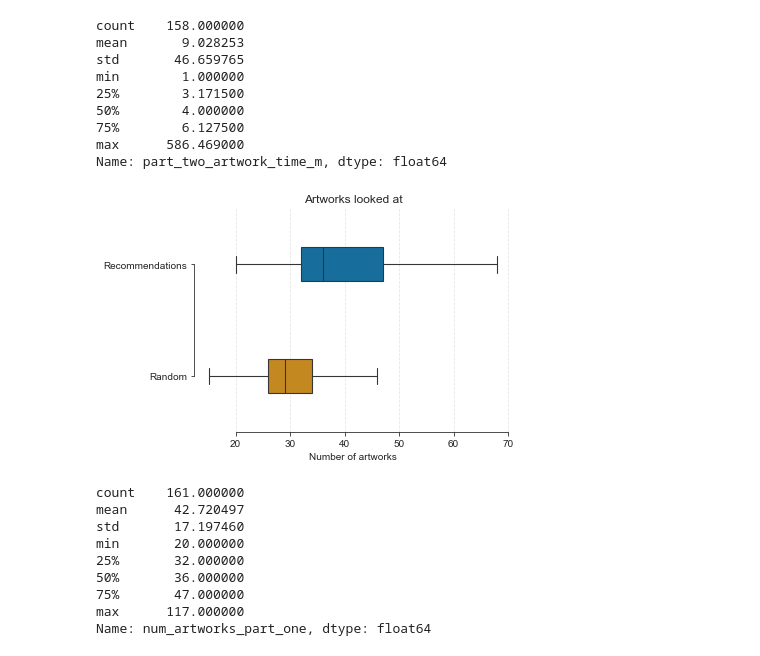
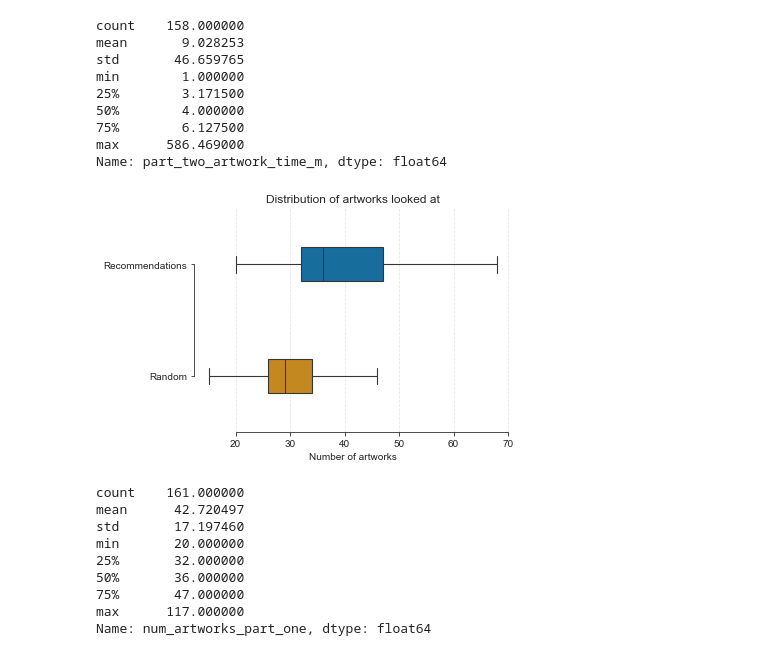
Before and after one commit to MuseRec/analytics, a Jupyter notebook: notebooks/interactions.ipynb, the cells around one changed output. Saved outputs shown, nothing was run; the diff lists cells and outputs as text; code cells hidden in the pictures.

```diff
--- a/notebooks/interactions.ipynb
+++ b/notebooks/interactions.ipynb
@@ -147,27 +147,27 @@ Name: part_two_artwork_time_m, dtype: float64
 # %%
 p = sns.boxplot(
     data = interaction_statistics[['num_artworks_part_one', 'num_artworks_part_two']],
     orient = 'h',
     width = 0.3,
     linewidth = 1.1,
     notch = False,
     showfliers = False,
 )
 p.set(
     xlabel = 'Number of artworks',
     yticklabels = [
         'Recommendations', 'Random'
     ],
     # xticks = [0, 5, 10, 15, 20],
-    title = 'Artworks looked at'
+    title = 'Distribution of artworks looked at'
 )
 p.xaxis.grid(True, alpha = 0.5, linestyle = 'dashed')
 p.set_axisbelow(True)
 sns.despine(trim = True)
 plt.tight_layout()
 plt.show()
 # %% [output]
-[figure, old version]
+[figure, new version]
 # %%
 interaction_statistics['num_artworks_part_one'].describe()
 # %% [output]
```
Also changed, not shown: parts of 12 cells of this notebook.
